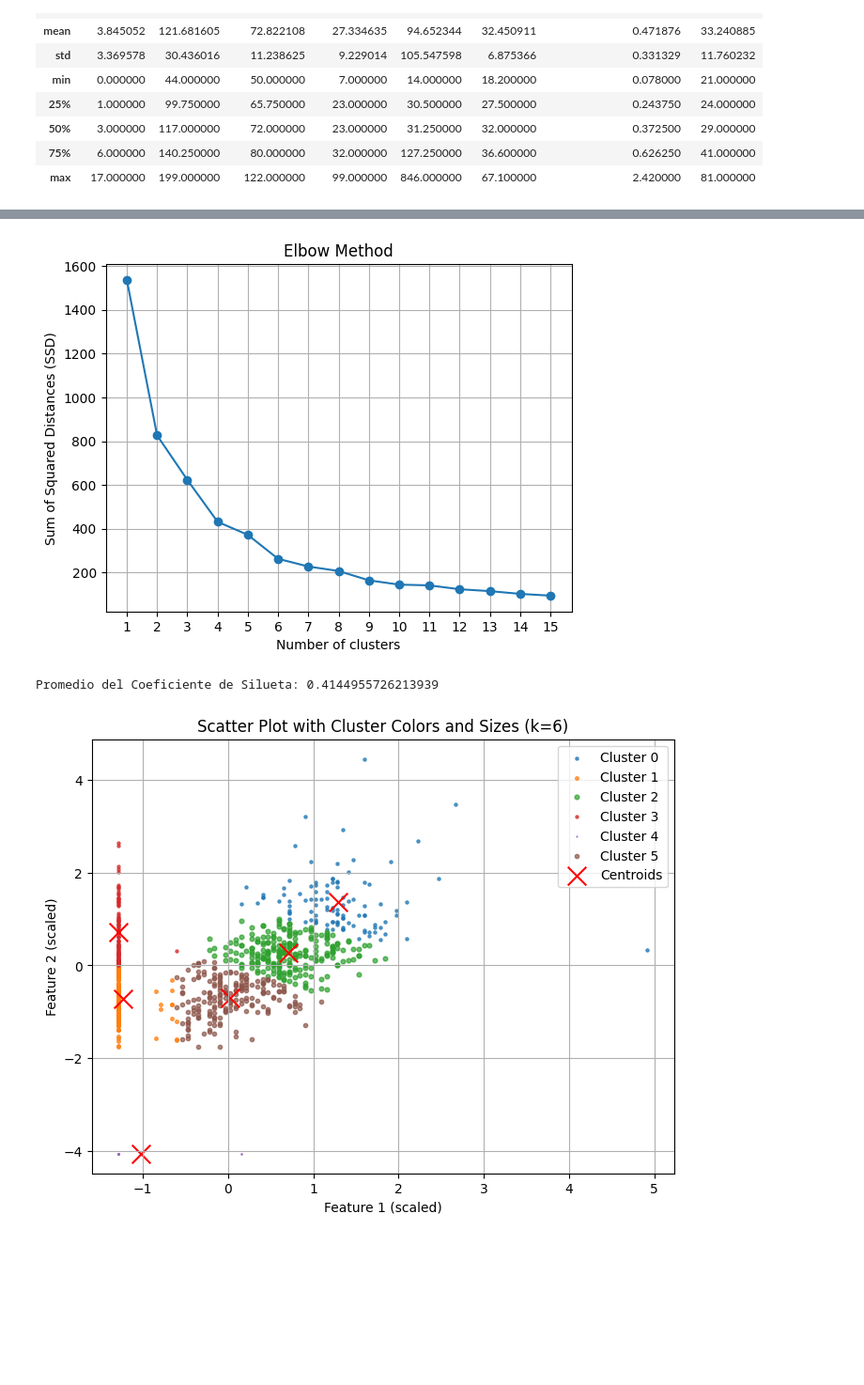
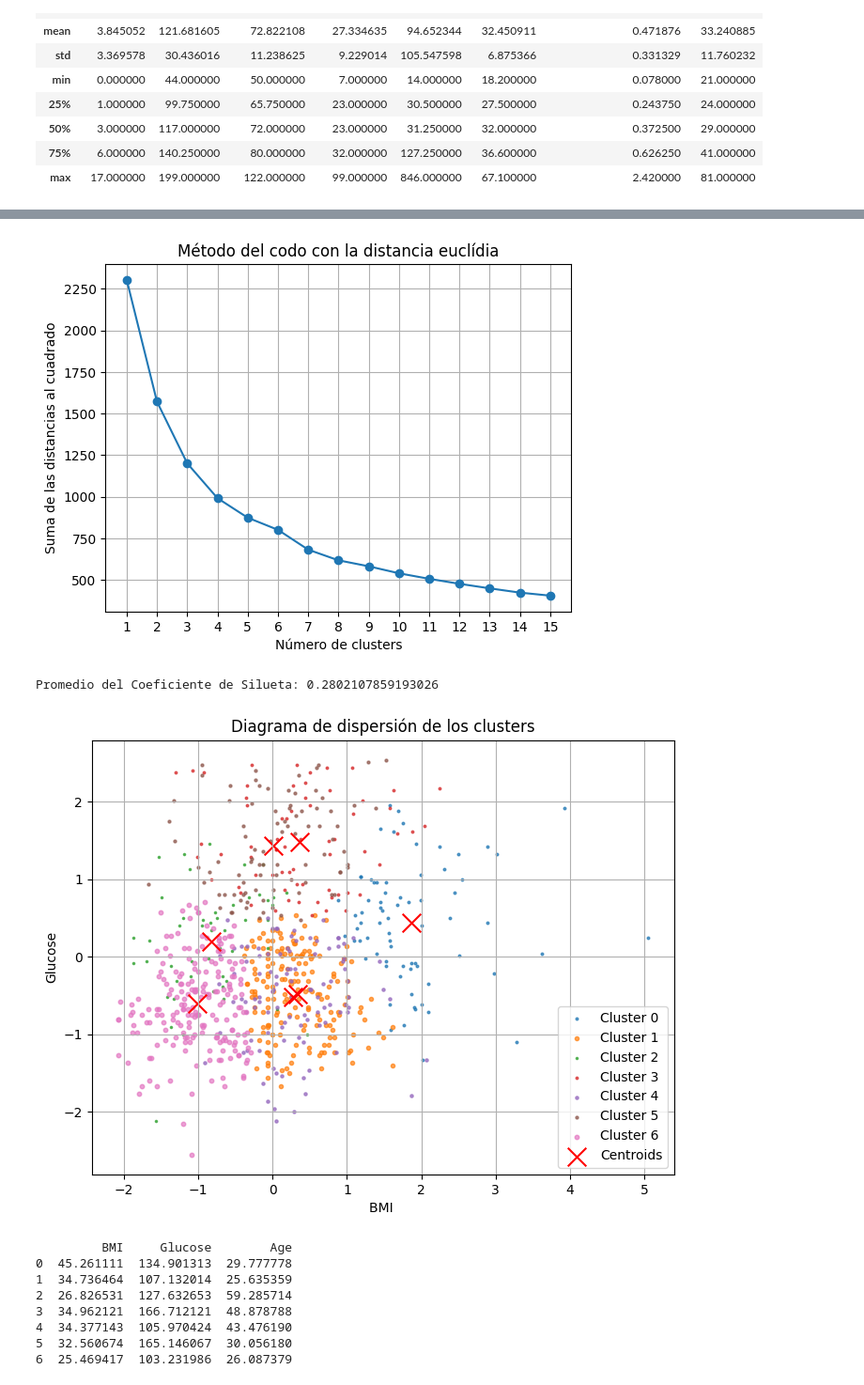
Before and after one commit to soletevendrell/dataanalytics, a Jupyter notebook: diabetes.ipynb, the cells around one changed output, grey strips where cells are left out. Shown at 94% size. Saved outputs shown, nothing was run; the diff lists cells and outputs as text; code cells hidden in the pictures; blank space fills up the shorter version.

```diff
--- a/diabetes.ipynb
+++ b/diabetes.ipynb
@@ -210,10 +186,10 @@ from sklearn.preprocessing import StandardScaler
 import matplotlib.pyplot as plt
 
 # Asumiendo que df es tu DataFrame y todas las columnas excepto la última son características
-X = df[['SkinThickness','BMI']]  # Ajusta esto si tu estructura de datos es diferente
+X = df[['BMI', 'Glucose','Age']]  # Ajusta esto si tu estructura de datos es diferente
 #SON LOS QUE MAYOR RELACIÓN TIENEN EN LA MATRIZ DE CORRELACIÓN
 #TB podemos probar con los que tienen mayor relación con el outcome
-#hay que decidir y justificar que variables cogemos, intentar ajustar la distancia (esta es la euclidia) hay q hacer la mahalanobis
+#hay que decidir y justificar que variables cogemos, intentar ajustar la distancia (esta es la euclidia)
 
 # Escalar los datos
 scaler = StandardScaler()
@@ -234,51 +210,76 @@ ssd_values = elbow_method(X_scaled, max_k)
 
 # Graficar el método del codo
 plt.plot(range(1, max_k + 1), ssd_values, marker='o')
-plt.xlabel('Number of clusters')
-plt.ylabel('Sum of Squared Distances (SSD)')
-plt.title('Elbow Method')
+plt.xlabel('Número de clusters')
+plt.ylabel('Suma de las distancias al cuadrado')
+plt.title('Método del codo con la distancia euclídia')
 plt.xticks(range(1, max_k + 1))
 plt.grid(True)
 plt.show()
 
 
 # Elegir un valor de k específico
-k_chosen = 6
+k_chosen = 7
 kmeans = KMeans(n_clusters=k_chosen, random_state=42)
 clusters = kmeans.fit_predict(X_scaled)
 cluster_centers = kmeans.cluster_centers_
 
 # Calcular el tamaño de cada cluster
 cluster_sizes = np.bincount(clusters)
 
 # Visualización de los clusters
 #plt.figure(figsize=(8, 6))
 #plt.scatter(X_scaled[:, 0], X_scaled[:, 1], c=clusters, cmap='viridis', marker='o', label='Data Points')
 #plt.scatter(kmeans.cluster_centers_[:, 0], kmeans.cluster_centers_[:, 1], c='red', s=200, marker='x', label='Centroids')
 #plt.title(f'Visualization of Clusters formed by K-Means (k={k_chosen})')
 #plt.xlabel('Feature 1 (scaled)')
 #plt.ylabel('Feature 2 (scaled)')
 #plt.legend()
 #plt.grid(True)
 #plt.show()
 
 # Calcular coeficiente de silueta
 silhouette_avg = silhouette_score(X_scaled, clusters)
 print("Promedio del Coeficiente de Silueta:", silhouette_avg)
 # Graficar el diagrama de dispersión con colores de cluster y tamaño de cluster
 plt.figure(figsize=(8, 6))
 for cluster_label in range(k_chosen):
     cluster_points = X_scaled[clusters == cluster_label]
     plt.scatter(cluster_points[:, 0], cluster_points[:, 1], label=f'Cluster {cluster_label}', alpha=0.7, s=cluster_sizes[cluster_label]*0.05)
 
 plt.scatter(cluster_centers[:, 0], cluster_centers[:, 1], c='red', s=200, marker='x', label='Centroids')
-plt.title(f'Scatter Plot with Cluster Colors and Sizes (k={k_chosen})')
-plt.xlabel('Feature 1 (scaled)')
-plt.ylabel('Feature 2 (scaled)')
+plt.title('Diagrama de dispersión de los clusters')
+plt.xlabel('BMI ')
+plt.ylabel('Glucose')
 plt.legend()
 plt.grid(True)
 plt.show()
+
+centroids = kmeans.cluster_centers_
+centroids = scaler.inverse_transform(centroids)
+# Crear un DataFrame para los centroides para mejor visualización
+centroids_df = pd.DataFrame(centroids, columns=['BMI','Glucose','Age'])
+
+
+print(centroids_df)
+
+# Visualizar los centroides usando un gráfico de barras
+centroids_df[['BMI', 'Glucose','Age']].plot(kind='bar', figsize=(10, 6))
+plt.title('Centroides de los Clusters')
+plt.xlabel('Número de cluster')
+plt.ylabel('Valor Centroide')
+plt.xticks(ticks=range(len(centroids_df)), labels=['Cluster 0', 'Cluster 1', 'Cluster 2', 'Cluster 3','Cluster 4','Cluster 5','Glucose 6'], rotation=0)
+plt.legend(title='Características')
+plt.show()
 # %% [output]
-[figure, old version]
+[figure, new version]
-Promedio del Coeficiente de Silueta: 0.4144955726213939
+Promedio del Coeficiente de Silueta: 0.2802107859193026
-[figure, old version]
+[figure, new version]
+         BMI     Glucose        Age
+0  45.261111  134.901313  29.777778
+1  34.736464  107.132014  25.635359
+2  26.826531  127.632653  59.285714
+3  34.962121  166.712121  48.878788
+4  34.377143  105.970424  43.476190
+5  32.560674  165.146067  30.056180
+6  25.469417  103.231986  26.087379
```
Also changed, not shown: parts of 15 cells of this notebook.
